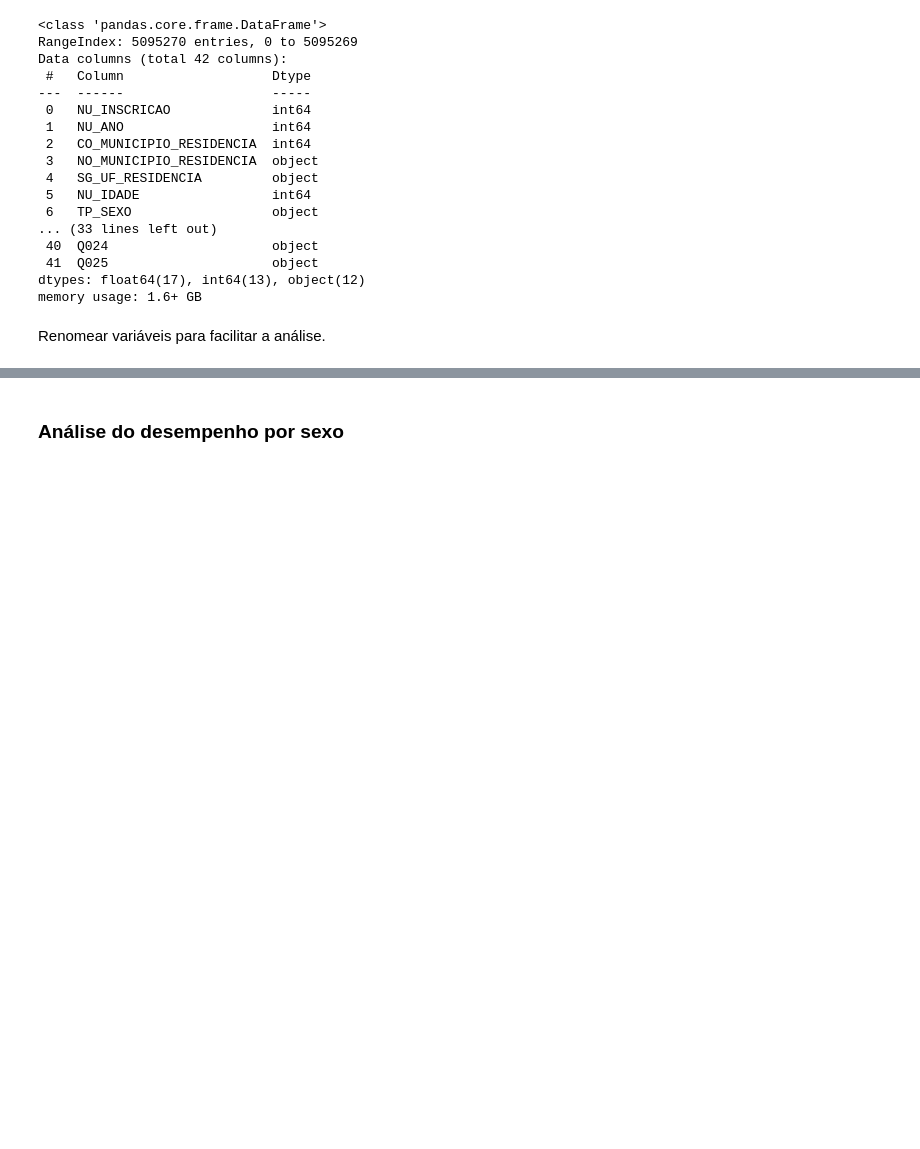
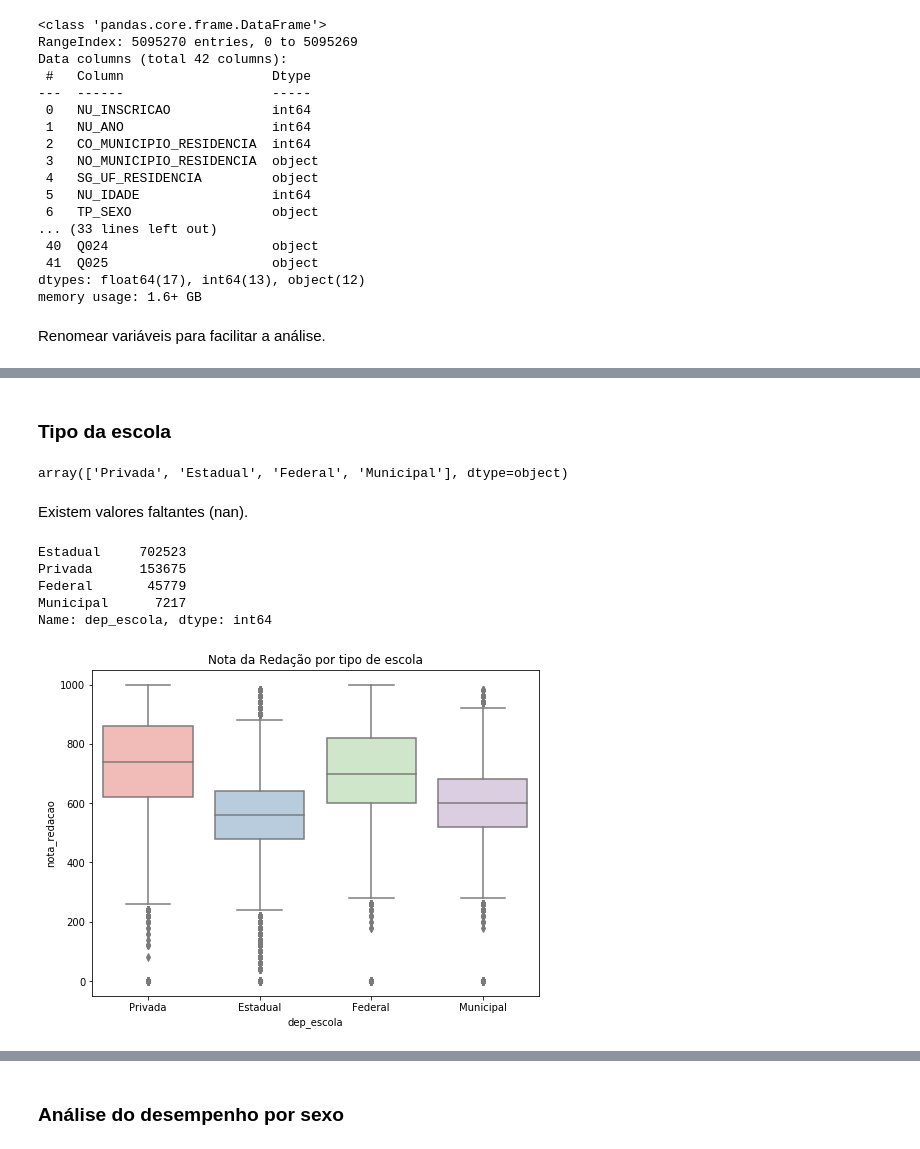
Before and after one commit to vitormiro/enem_2019_microdados, a Jupyter notebook: py_enem_2019.ipynb, the cells around one changed output, grey strips where cells are left out. Cells and saved outputs as stored; diff of their text form; code cells hidden in the pictures; blank space fills up the shorter version.

```diff
--- a/py_enem_2019.ipynb
+++ b/py_enem_2019.ipynb
@@ -179,7 +201,8 @@ memory usage: 1.6+ GB
 Renomear variáveis para facilitar a análise.
 # %%
 # renomear variáveis
-df.rename(columns={'SG_UF_RESIDENCIA':'uf_resid',
+df.rename(columns={'NU_INSCRICAO': 'inscricao',
+                   'SG_UF_RESIDENCIA':'uf_resid',
                    'NU_IDADE':'idade',
                    'TP_SEXO':'sexo',
                    'TP_COR_RACA':'cor',
@@ -200,0 +246,3 @@ df.rename(columns={'SG_UF_RESIDENCIA':'uf_resid',
+# %%
+## Excluir observações com valores faltantes
+df.dropna(axis=0, inplace = True)
@@ -200,0 +251,24 @@ df.rename(columns={'SG_UF_RESIDENCIA':'uf_resid',
+# %% [markdown]
+### Tipo da escola
+# %%
+df['dep_escola'] = df['dep_escola'].map({1:'Federal', 2:'Estadual', 3:'Municipal', 4:'Privada'})
+# %%
+df['dep_escola'].unique()
+# %% [output]
+array(['Privada', 'Estadual', 'Federal', 'Municipal'], dtype=object)
+# %% [markdown]
+Existem valores faltantes (nan).
+# %%
+df['dep_escola'].value_counts(dropna=False)
+# %% [output]
+Estadual     702523
+Privada      153675
+Federal       45779
+Municipal      7217
+Name: dep_escola, dtype: int64
+# %%
+plt.figure(figsize = [8, 6])
+sns.boxplot(data = df, x='dep_escola', y='nota_redacao', palette="Pastel1")
+plt.title('Nota da Redação por tipo de escola');
+# %% [output]
+[figure, added]
```
Also changed, not shown: parts of 33 cells of this notebook.
